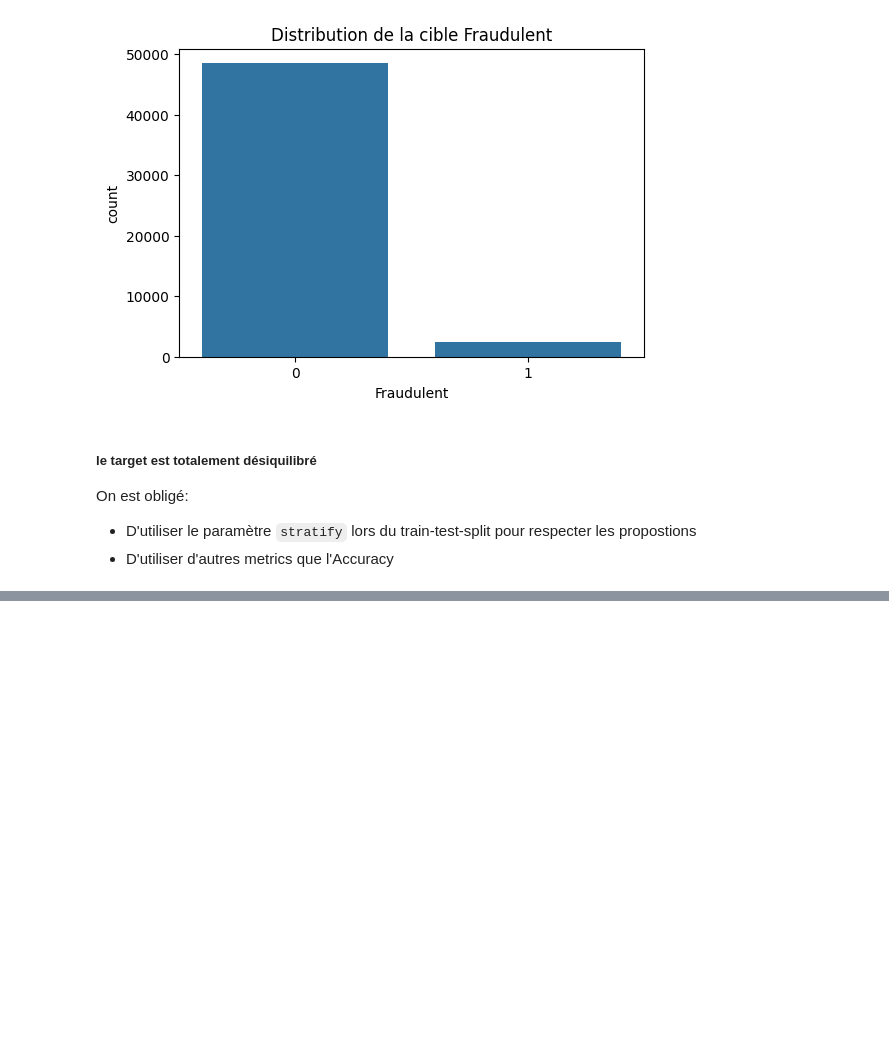
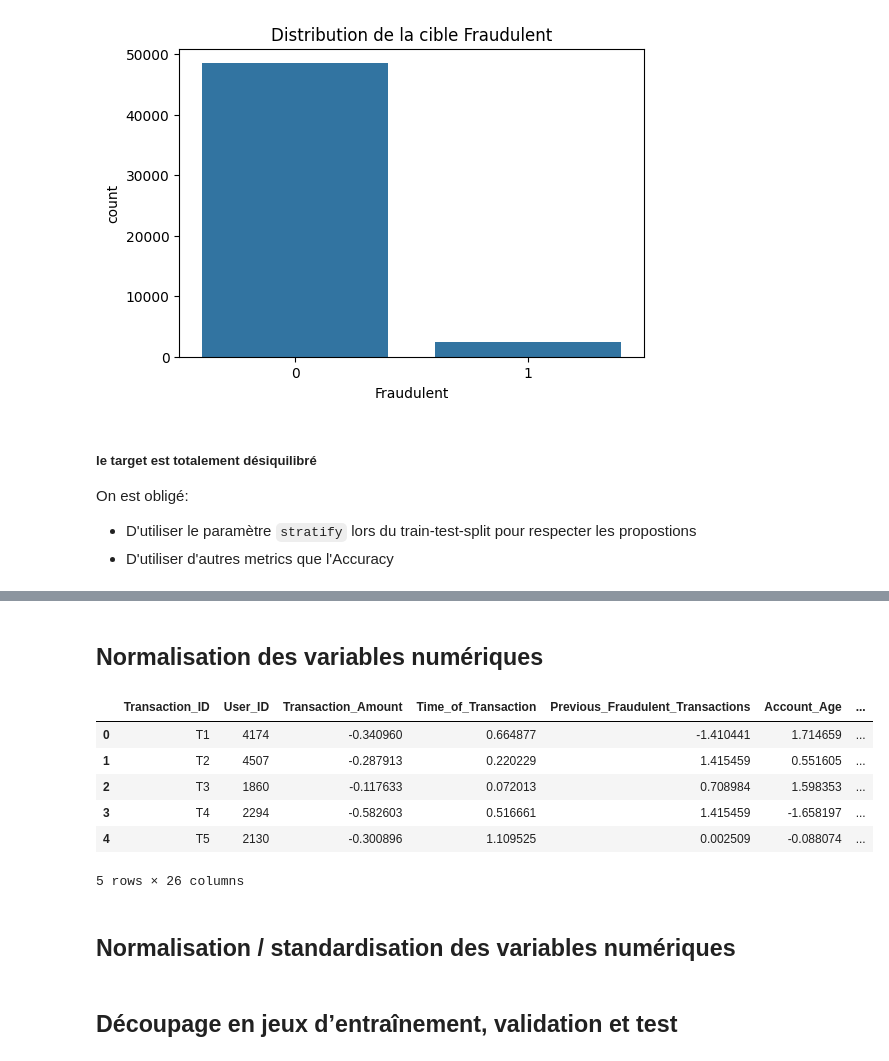
Before and after one commit to JosherenPro/Devoir-Data-Mining, a Jupyter notebook: decision_tree.ipynb, the cells around one changed output, grey strips where cells are left out. Drawn from its saved outputs; the diff is of its cells as text; code cells hidden in the pictures; blank space fills up the shorter version.

```diff
--- a/decision_tree.ipynb
+++ b/decision_tree.ipynb
@@ -203,0 +267,18 @@ On est obligé:
+# %% [markdown]
+## Normalisation des variables numériques
+# %%
+# Normalisation des variables numériques
+
+scaler = StandardScaler()
+df_encoded[num_cols] = scaler.fit_transform(df_encoded[num_cols])
+df_encoded.head()
+# %% [output]
+|  | Transaction_ID | User_ID | Transaction_Amount | Time_of_Transaction | Previous_Fraudulent_Transactions | Account_Age | ... |
+| 0 | T1 | 4174 | -0.340960 | 0.664877 | -1.410441 | 1.714659 | ... |
+| 1 | T2 | 4507 | -0.287913 | 0.220229 | 1.415459 | 0.551605 | ... |
+| 2 | T3 | 1860 | -0.117633 | 0.072013 | 0.708984 | 1.598353 | ... |
+| 3 | T4 | 2294 | -0.582603 | 0.516661 | 1.415459 | -1.658197 | ... |
+| 4 | T5 | 2130 | -0.300896 | 1.109525 | 0.002509 | -0.088074 | ... |
+5 rows × 26 columns
+# %% [markdown]
+## Normalisation / standardisation des variables numériques
@@ -203,0 +288,2 @@ On est obligé:
+# %% [markdown]
+## Découpage en jeux d’entraînement, validation et test
```
Also changed, not shown: parts of 12 cells of this notebook.
